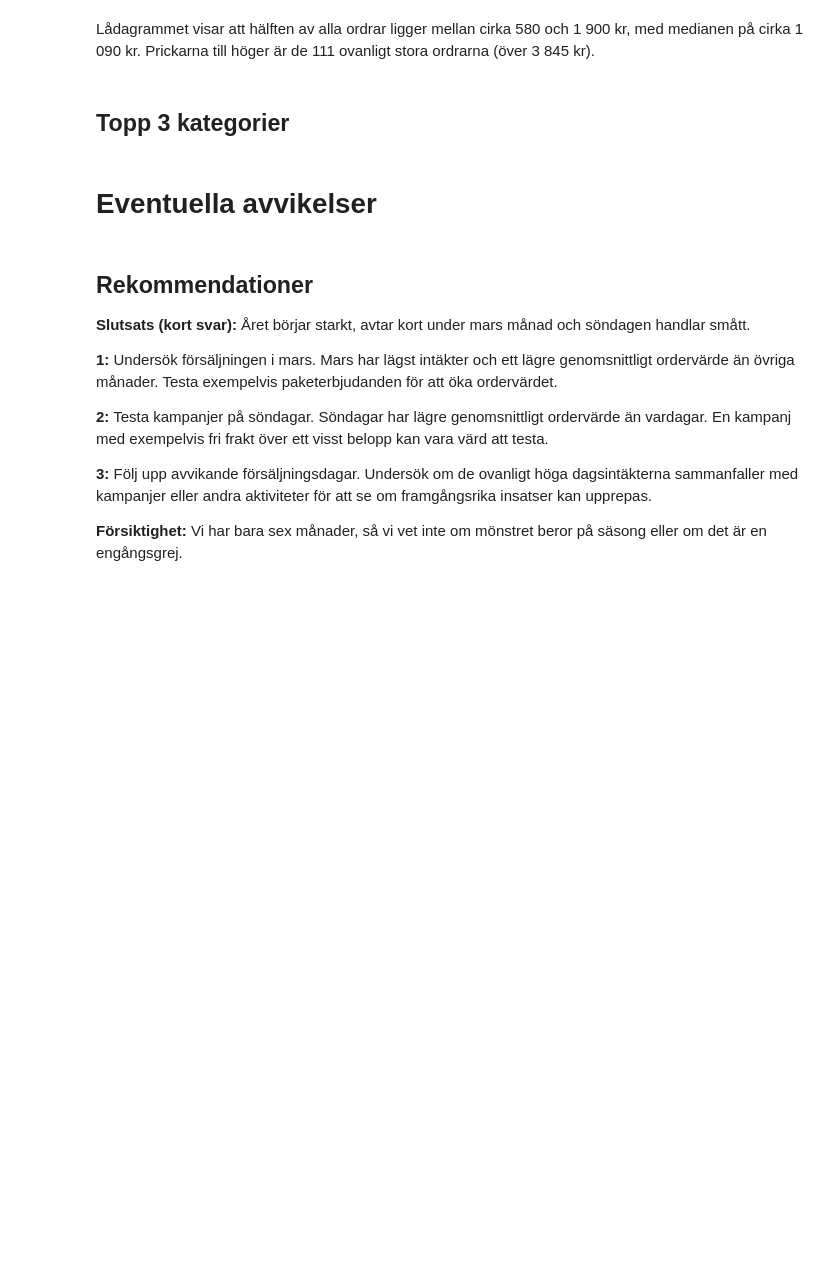
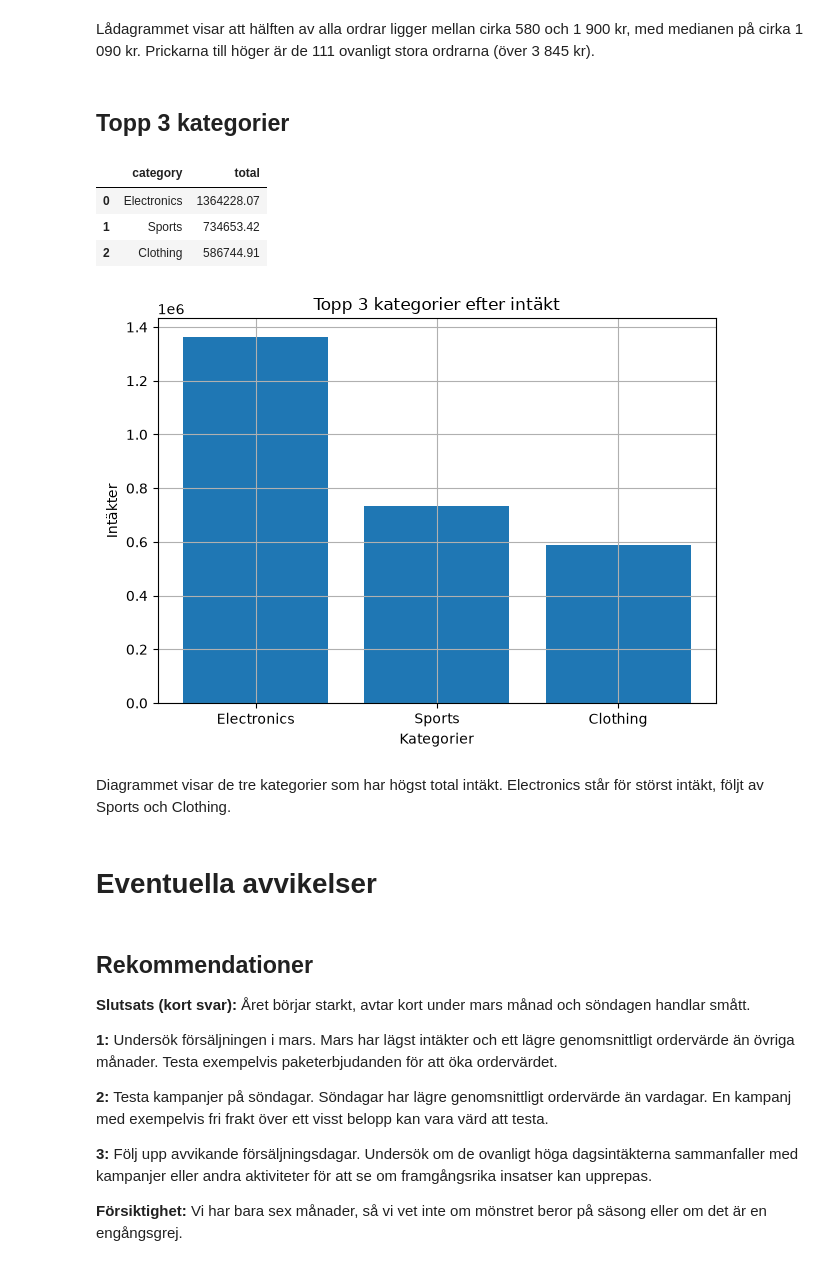
Before and after one commit to Wade-Possible/E-handel, a Jupyter notebook: notebooks/report.ipynb, the cells around one changed output. Drawn from its saved outputs; the diff is of its cells as text; code cells hidden in the pictures; blank space fills up the shorter version.

Commit message:
Uppdatera README och lade till text på topp 3 graf

```diff
--- a/notebooks/report.ipynb
+++ b/notebooks/report.ipynb
@@ -309,25 +303,34 @@ Lådagrammet visar att hälften av alla ordrar ligger mellan cirka 580 och 1 900
 # %%
 # Gör om listan till en DataFrame
 df_kategorier = pd.DataFrame(intakter_per_kategori)
 
 # Visar de tre första kategorierna
 display(df_kategorier.head(3))
 
 # Skapar en figur för stapeldiagrammet
 fig, stapel = plt.subplots()
 
 # Summerar intäkterna per kategori och väljer topp 3
 category_total = df.groupby("category")["revenue"].sum().sort_values(ascending=False).head(3)
 
 # Skapar stapeldiagrammet
 stapel.bar(category_total.index, category_total.values)
 
 # Lägger till titel, rubriker, rutnät och justerar layouten
-stapel.set_title("Topp 3")
+stapel.set_title("Topp 3 kategorier efter intäkt")
 stapel.set_xlabel("Kategorier")
 stapel.set_ylabel("Intäkter")
 stapel.grid(True)
 plt.tight_layout()
+plt.show()
+# %% [output]
+|  | category | total |
+| 0 | Electronics | 1364228.07 |
+| 1 | Sports | 734653.42 |
+| 2 | Clothing | 586744.91 |
+[figure, added]
+# %% [markdown]
+Diagrammet visar de tre kategorier som har högst total intäkt. Electronics står för störst intäkt, följt av Sports och Clothing.
 # %% [markdown]
 # Eventuella avvikelser
 # %%
```
Also changed, not shown: parts of 1 cell of this notebook, 1 other file.
